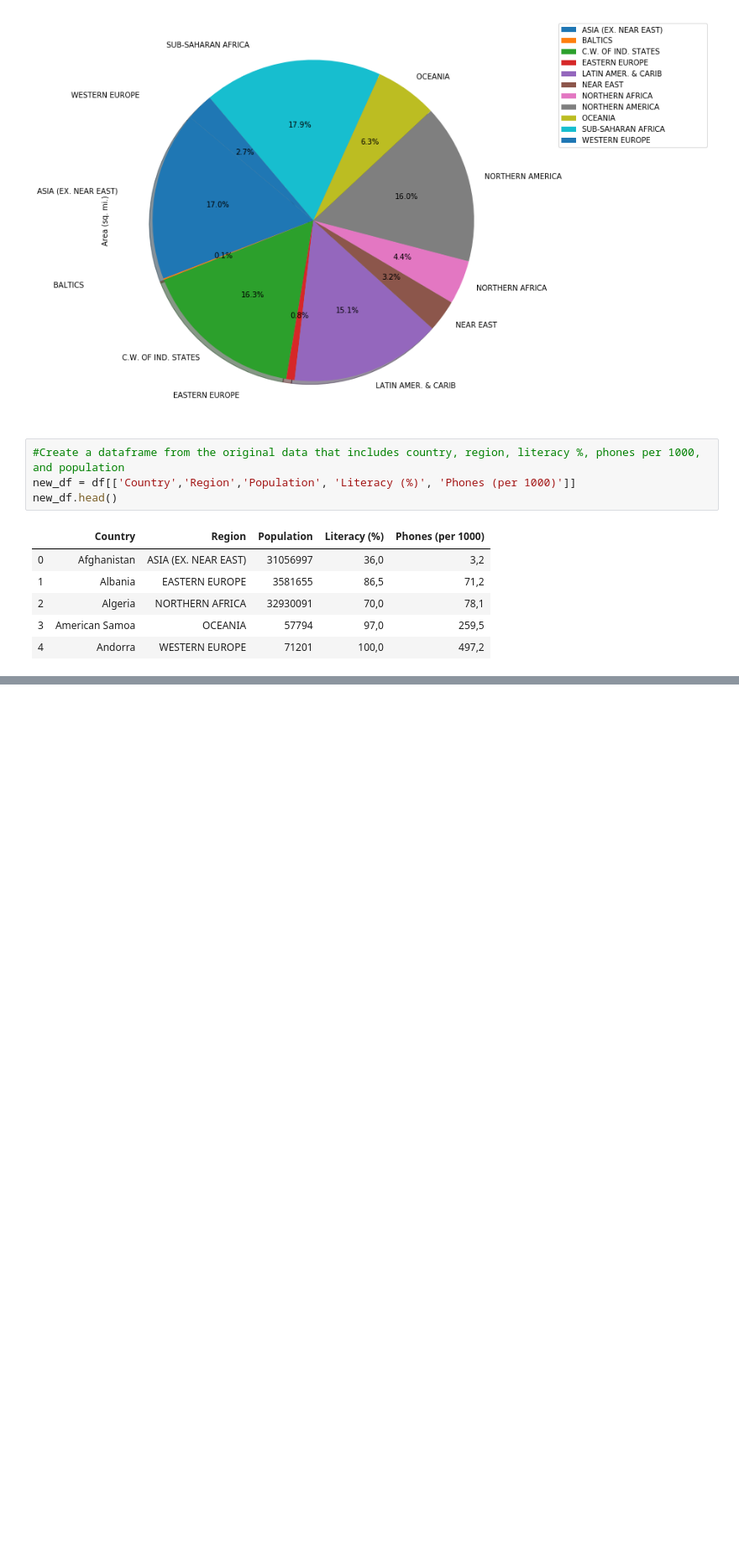
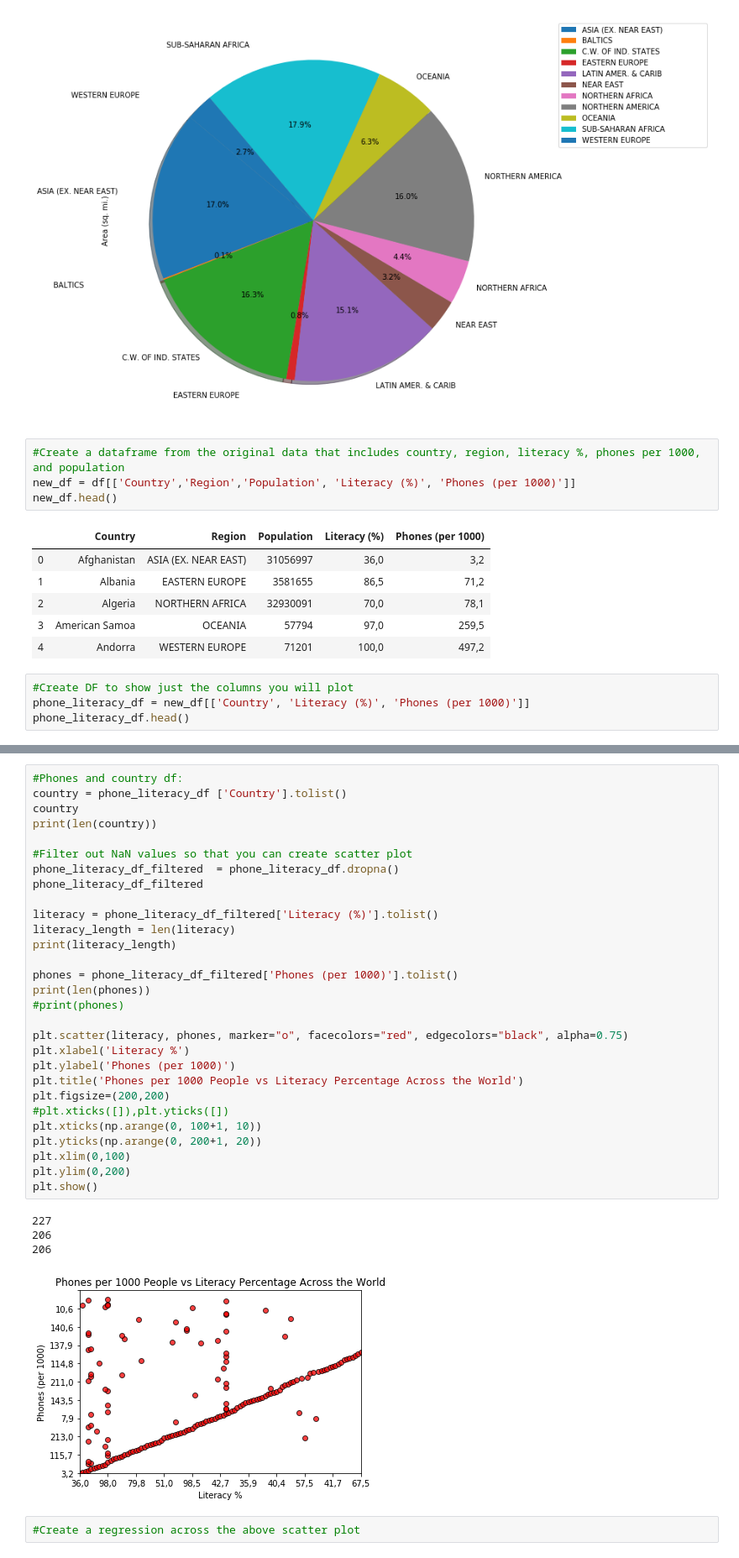
Before and after one commit to juliedundas/Country-Analysis, a Jupyter notebook: Project_1/project_1.ipynb, the cells around one changed output, grey strips where cells are left out. Shown: that part at 84% size. Drawn from its saved outputs; the diff is of its cells as text; blank space fills up the shorter version.

Commit message:
Scatterplot complete

```diff
--- a/Project_1/project_1.ipynb
+++ b/Project_1/project_1.ipynb
@@ -46,3 +46,7 @@ new_df.head()
 | 2 | Algeria | NORTHERN AFRICA | 32930091 | 70,0 | 78,1 |
 | 3 | American Samoa | OCEANIA | 57794 | 97,0 | 259,5 |
 | 4 | Andorra | WESTERN EUROPE | 71201 | 100,0 | 497,2 |
+# %%
+#Create DF to show just the columns you will plot
+phone_literacy_df = new_df[['Country', 'Literacy (%)', 'Phones (per 1000)']]
+phone_literacy_df.head()
@@ -48,0 +79,36 @@ new_df.head()
+# %%
+#Phones and country df:
+country = phone_literacy_df ['Country'].tolist()
+country
+print(len(country))
+
+#Filter out NaN values so that you can create scatter plot
+phone_literacy_df_filtered  = phone_literacy_df.dropna()
+phone_literacy_df_filtered
+
+literacy = phone_literacy_df_filtered['Literacy (%)'].tolist()
+literacy_length = len(literacy)
+print(literacy_length)
+
+phones = phone_literacy_df_filtered['Phones (per 1000)'].tolist()
+print(len(phones))
+#print(phones)
+
+plt.scatter(literacy, phones, marker="o", facecolors="red", edgecolors="black", alpha=0.75)
+plt.xlabel('Literacy %')
+plt.ylabel('Phones (per 1000)')
+plt.title('Phones per 1000 People vs Literacy Percentage Across the World')
+plt.figsize=(200,200)
+#plt.xticks([]),plt.yticks([])
+plt.xticks(np.arange(0, 100+1, 10))
+plt.yticks(np.arange(0, 200+1, 20))
+plt.xlim(0,100)
+plt.ylim(0,200)
+plt.show()
+# %% [output]
+227
+206
+206
+[figure, added]
+# %%
+#Create a regression across the above scatter plot
```
Also changed, not shown: parts of 3 cells of this notebook, 1 other file.
